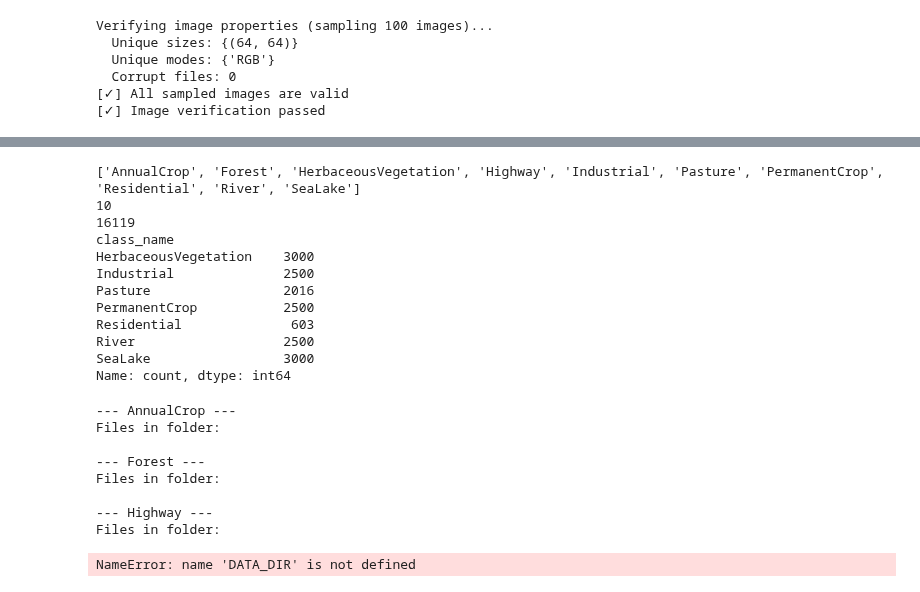
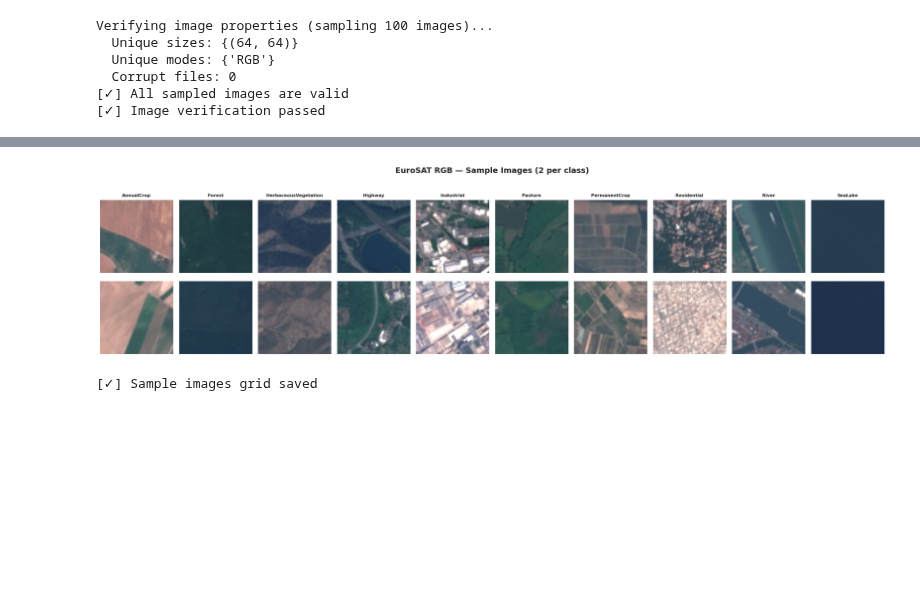
Before and after one commit to yash1-coder/dissertation, a Jupyter notebook: CNN.ipynb, the cells around one changed output, grey strips where cells are left out. Cells and saved outputs as stored; diff of their text form; code cells hidden in the pictures; blank space fills up the shorter version.

Commit message:
Add project code and notebook

```diff
--- a/CNN.ipynb
+++ b/CNN.ipynb
@@ -321,15 +307,15 @@ sizes = []
 modes = []
 corrupt_files = []
 
-for p in sample_paths:
+for pth in sample_paths:
     try:
-        img = Image.open(p)
+        img = Image.open(pth)
         img.verify()
-        img = Image.open(p)
+        img = Image.open(pth)
         sizes.append(img.size)
         modes.append(img.mode)
     except Exception as e:
-        corrupt_files.append((p, str(e)))
+        corrupt_files.append((pth, str(e)))
 
 unique_sizes = set(sizes)
 unique_modes = set(modes)
@@ -340,14 +326,13 @@ print(f"  Corrupt files: {len(corrupt_files)}")
 
 if corrupt_files:
     print("  ⚠ Corrupt files:")
-    for path, err in corrupt_files:
+    for path, err in corrupt_files[:10]:
         print(f"    {path}: {err}")
 else:
     print("[✓] All sampled images are valid")
 
 assert unique_sizes == {(64, 64)}, f"Unexpected image sizes found: {unique_sizes}"
 assert unique_modes == {"RGB"}, f"Unexpected image modes found: {unique_modes}"
-
 print("[✓] Image verification passed")
 # %% [output]
 Verifying image properties (sampling 100 images)...
@@ -507,45 +458,20 @@ Forest
-# %%
-print(CLASS_NAMES)
-print(len(CLASS_NAMES))
-print(len(df_all))
-print(df_all["class_name"].value_counts().sort_index())
-# %% [output]
-['AnnualCrop', 'Forest', 'HerbaceousVegetation', 'Highway', 'Industrial', 'Pasture', 'PermanentCrop', 'Residential', 'River', 'SeaLake']
-10
-16119
-class_name
-HerbaceousVegetation    3000
-Industrial              2500
-Pasture                 2016
-PermanentCrop           2500
-Residential              603
-River                   2500
-SeaLake                 3000
-Name: count, dtype: int64
-# %%
-for cls in ["AnnualCrop", "Forest", "Highway"]:
-    class_dir = DATA_DIR / cls
-    print(f"\n--- {cls} ---")
-    print("Files in folder:")
-    for i, f in enumerate(sorted(class_dir.iterdir())):
-        print(f.name)
-        if i >= 10:
-            break
-# %% [output]
---- AnnualCrop ---
-Files in folder:
-
---- Forest ---
-Files in folder:
-
---- Highway ---
-Files in folder:
-# %%
-for cls in ["AnnualCrop", "Forest", "Highway"]:
-    class_dir = DATA_DIR / cls
-    print(f"\n--- {cls} ---")
-
-    for item in class_dir.iterdir():
-        print(item)
-# %% [output]
-NameError: name 'DATA_DIR' is not defined
+# %%
+fig, axes = plt.subplots(2, NUM_CLASSES, figsize=(20, 5))
+fig.suptitle("EuroSAT RGB — Sample Images (2 per class)", fontsize=14, fontweight="bold", y=1.02)
+
+for col_idx, class_name in enumerate(CLASS_NAMES):
+    class_df = df_all[df_all["class_name"] == class_name].sample(n=2, random_state=GLOBAL_SEED)
+    for row_idx, (_, row) in enumerate(class_df.iterrows()):
+        img = Image.open(row["filepath"]).convert("RGB")
+        axes[row_idx, col_idx].imshow(img)
+        axes[row_idx, col_idx].axis("off")
+        if row_idx == 0:
+            axes[row_idx, col_idx].set_title(class_name, fontsize=8, fontweight="bold")
+
+plt.tight_layout()
+fig.savefig(PROJECT_ROOT / "data" / "eda" / "sample_images_grid.png", dpi=150, bbox_inches="tight")
+plt.show()
+print("[✓] Sample images grid saved")
+# %% [output]
+[figure, added]
+[✓] Sample images grid saved
```
Also changed, not shown: parts of 18 cells of this notebook, 7 other files.
